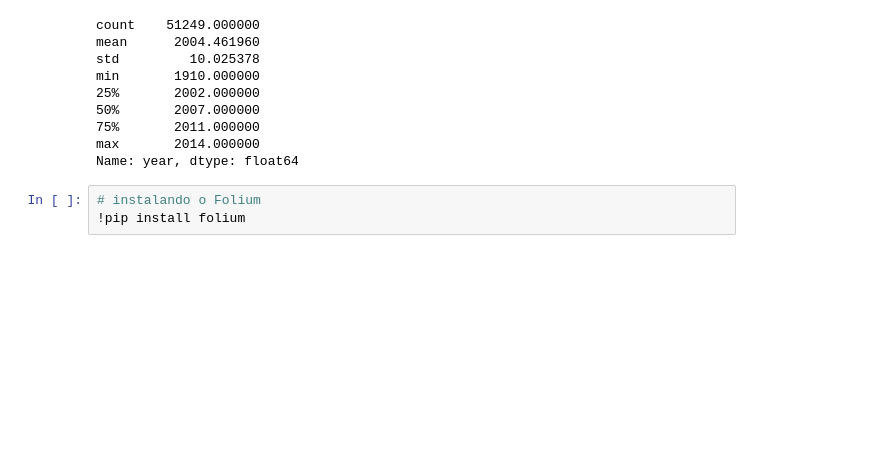
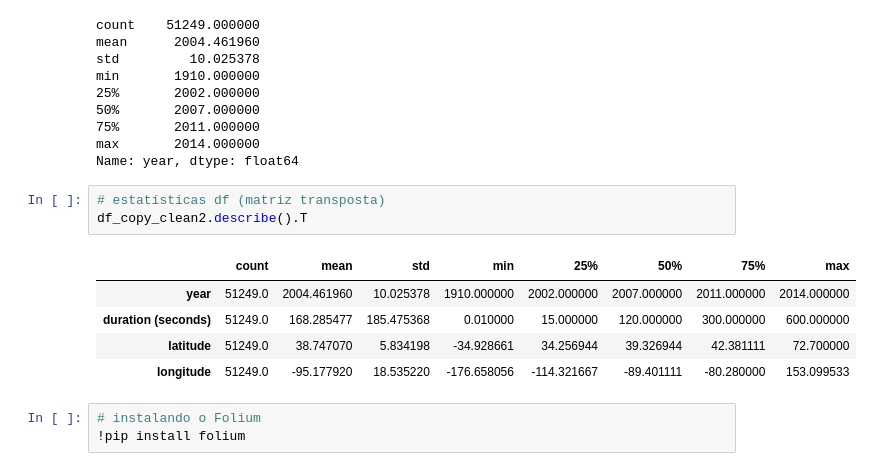
Before and after one commit to leandroautocontrole/Projeto1_ldl_LPAA, a Jupyter notebook: Projeto1_ldl_LPAA.ipynb, the cells around one changed output. Saved outputs shown, nothing was run; the diff lists cells and outputs as text; blank space fills up the shorter version.

```diff
--- a/Projeto1_ldl_LPAA.ipynb
+++ b/Projeto1_ldl_LPAA.ipynb
@@ -560,6 +566,15 @@ min       1910.000000
 75%       2011.000000
 max       2014.000000
 Name: year, dtype: float64
+# %%
+# estatísticas df (matriz transposta)
+df_copy_clean2.describe().T
+# %% [output]
+|  | count | mean | std | min | 25% | 50% | 75% | max |
+| year | 51249.0 | 2004.461960 | 10.025378 | 1910.000000 | 2002.000000 | 2007.000000 | 2011.000000 | 2014.000000 |
+| duration (seconds) | 51249.0 | 168.285477 | 185.475368 | 0.010000 | 15.000000 | 120.000000 | 300.000000 | 600.000000 |
+| latitude | 51249.0 | 38.747070 | 5.834198 | -34.928661 | 34.256944 | 39.326944 | 42.381111 | 72.700000 |
+| longitude | 51249.0 | -95.177920 | 18.535220 | -176.658056 | -114.321667 | -89.401111 | -80.280000 | 153.099533 |
 # %%
 # instalando o Folium
 !pip install folium
```
Also changed, not shown: parts of 3 cells of this notebook, 2 other files.
